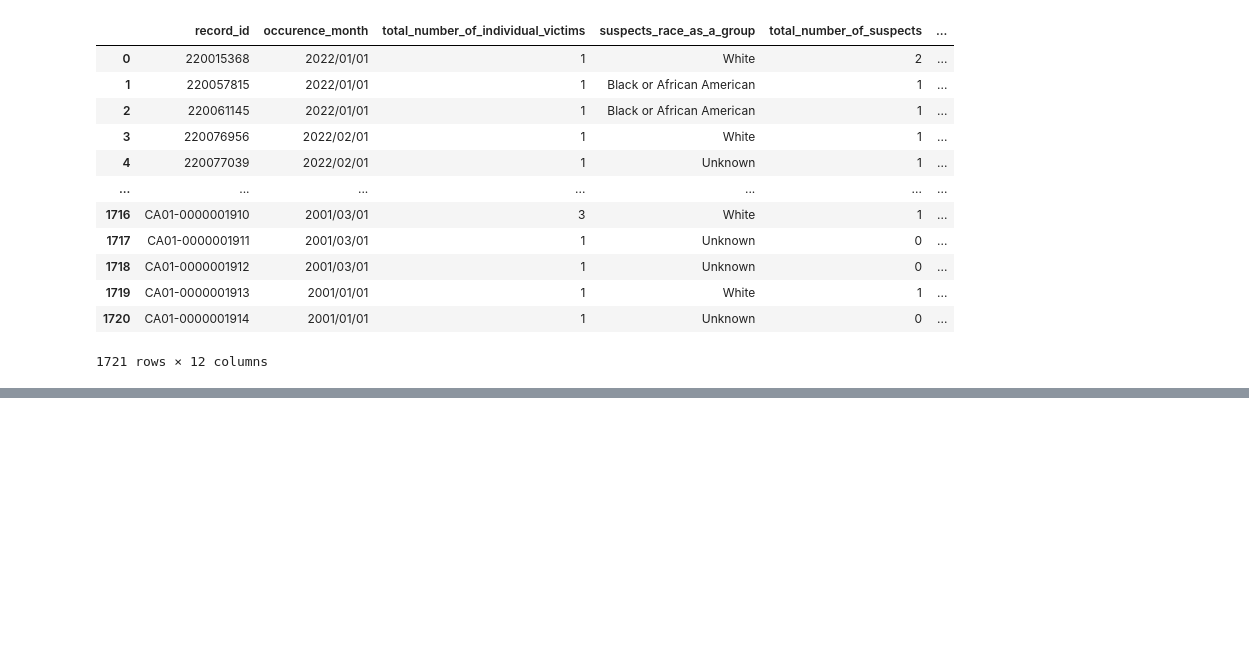
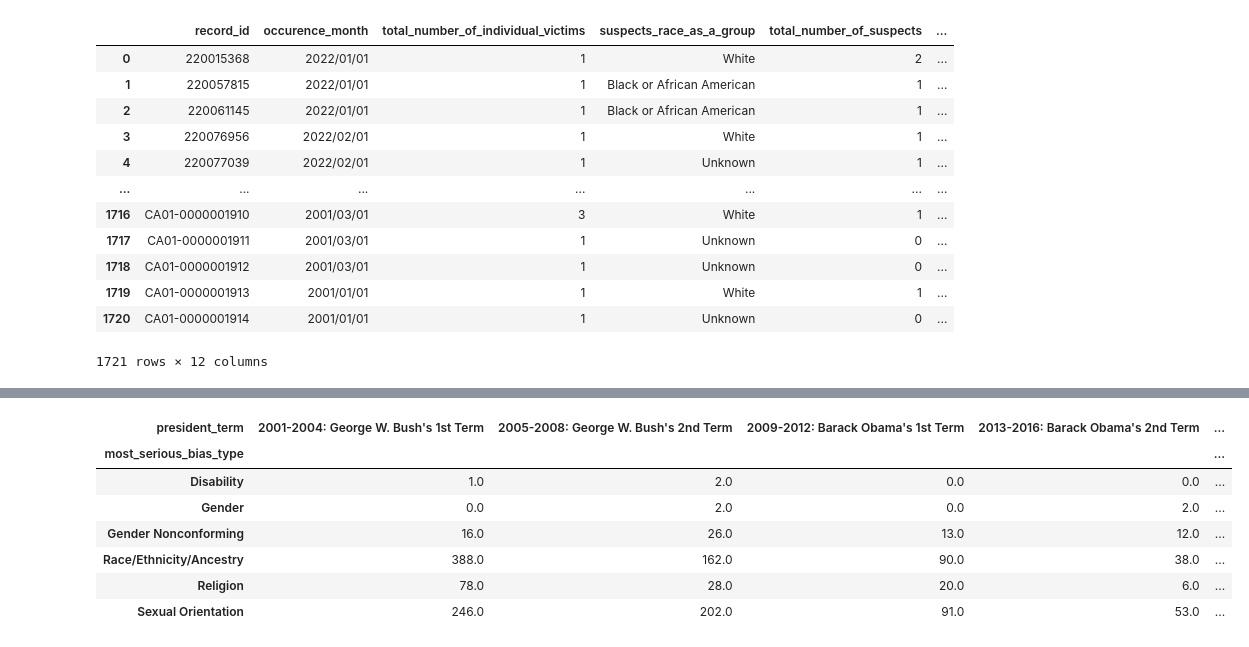
Before and after one commit to angela139/dsc106-final, a Jupyter notebook: src/data/dataprocessing.ipynb, the cells around one changed output, grey strips where cells are left out. Cells and saved outputs as stored; diff of their text form; code cells hidden in the pictures; blank space fills up the shorter version.

```diff
--- a/src/data/dataprocessing.ipynb
+++ b/src/data/dataprocessing.ipynb
@@ -52,0 +87,34 @@ graph.show()
+# %%
+#2001-2004, 2005-2008, 2009-2012,2013-2016, 2017-2020, 2021-end
+presidential_terms = {
+    2005: "2001-2004: George W. Bush's 1st Term",
+    2009: "2005-2008: George W. Bush's 2nd Term",
+    2013: "2009-2012: Barack Obama's 1st Term",
+    2017: "2013-2016: Barack Obama's 2nd Term",
+    2021: "2017-2020: Donald Trump's Term",
+    2025: "2021-2024: Biden's Term"
+}
+
+def sort_presidents(x):
+    for k, v in presidential_terms.items():
+        if int(x) < k:
+            return v
+    return
+
+grouped_data['president_term'] = grouped_data['occurence_year'].apply(sort_presidents)
+# %%
+presidential_grouping = grouped_data.groupby(
+    ['president_term', 'most_serious_bias_type']
+)['total_number_of_individual_victims'].sum().reset_index()
+# %%
+pivoted_pg = presidential_grouping.pivot(index='most_serious_bias_type', columns='president_term', values='total_number_of_individual_victims').fillna(0)
+pivoted_pg
+# %% [output]
+| president_term | 2001-2004: George W. Bush's 1st Term | 2005-2008: George W. Bush's 2nd Term | 2009-2012: Barack Obama's 1st Term | 2013-2016: Barack Obama's 2nd Term | ... |
+| most_serious_bias_type |  |  |  |  | ... |
+| Disability | 1.0 | 2.0 | 0.0 | 0.0 | ... |
+| Gender | 0.0 | 2.0 | 0.0 | 2.0 | ... |
+| Gender Nonconforming | 16.0 | 26.0 | 13.0 | 12.0 | ... |
+| Race/Ethnicity/Ancestry | 388.0 | 162.0 | 90.0 | 38.0 | ... |
+| Religion | 78.0 | 28.0 | 20.0 | 6.0 | ... |
+| Sexual Orientation | 246.0 | 202.0 | 91.0 | 53.0 | ... |
```
Also changed, not shown: parts of 3 cells of this notebook, 2 other files.
